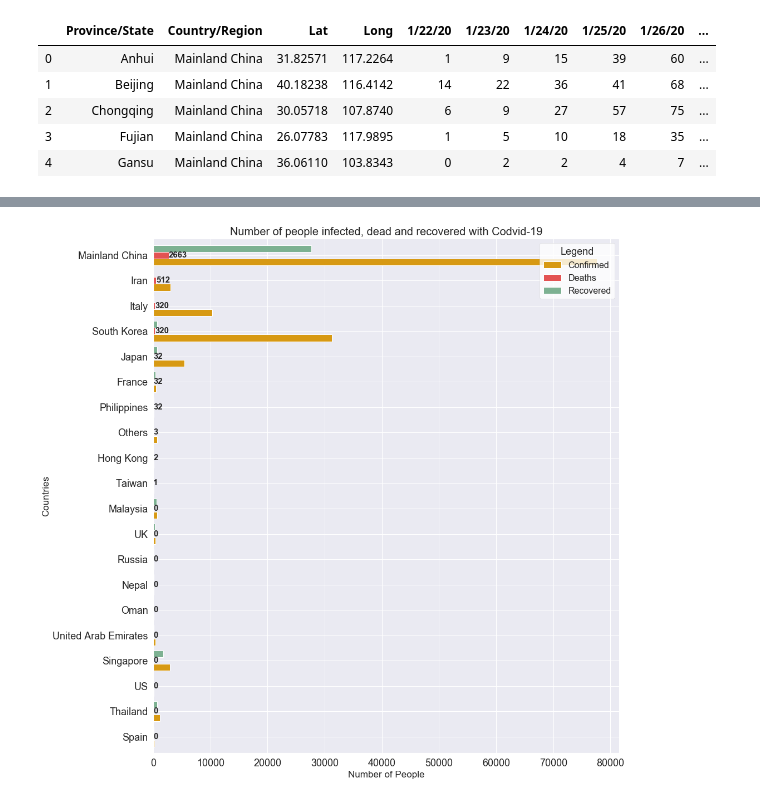
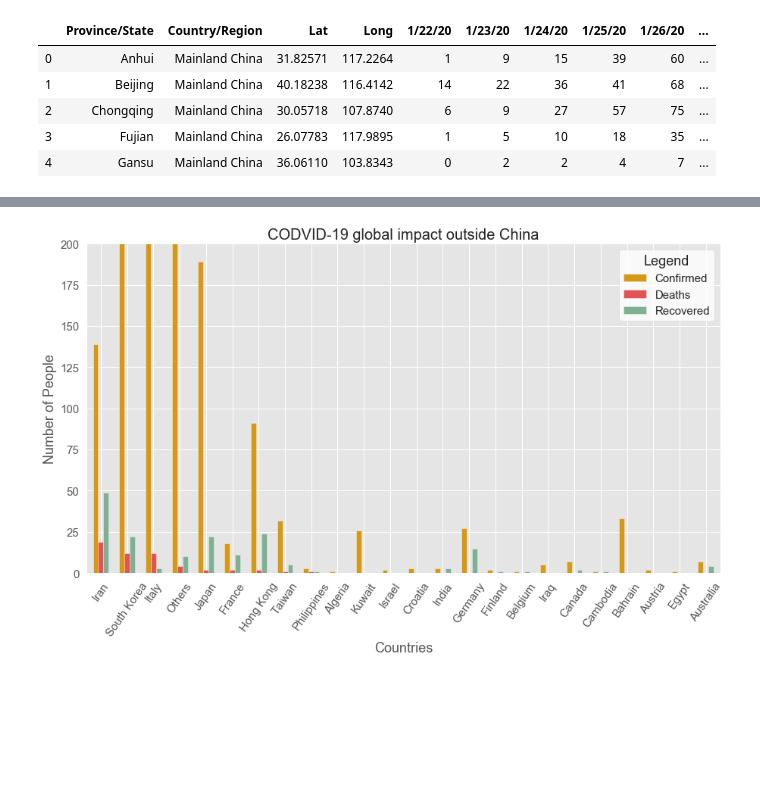
Before and after one commit to frankcardozo/Coronavirus_analysis, a Jupyter notebook: codvid19.ipynb, the cells around one changed output, grey strips where cells are left out. Saved outputs shown, nothing was run; the diff lists cells and outputs as text; code cells hidden in the pictures; blank space fills up the shorter version.

```diff
--- a/codvid19.ipynb
+++ b/codvid19.ipynb
@@ -55,6 +55,6 @@ Long               0
 2/25/20            0
 dtype: int64
 # %%
-ds1_filter = pd.DataFrame(ds1, columns=['Province/State','Lat','Long'])
+ds1_filter = pd.DataFrame(ds1, columns=['Country/Region','Lat','Long'])
 ds1_filter.head()
 # %% [output]
@@ -67,5 +67,5 @@ ds1_filter.head()
 # %%
-ds2 = ds.merge(ds1_filter, on='Province/State', how='outer')
+ds2 = ds.merge(ds1_filter, on='Country/Region', how='inner')
 ds2.head()
 # %% [output]
 |  | Province/State | Country/Region | Last Update | Confirmed | Deaths | Recovered | Lat | Long |
@@ -128,4 +112,6 @@ ds2.describe(include = 'all')
 # %%
-codvid_per_country = ds2.pivot_table(index=['Country/Region'], values = ['Confirmed', 'Deaths', 'Recovered'], aggfunc=np.sum)
+codvid_per_country = ds2.pivot_table(index=['Country/Region'], values = ['Province/State','Confirmed', 'Deaths', 'Recovered'],
+
+                                     aggfunc='max')
 codvid_per_country
 # %% [output]
@@ -150,5 +136,5 @@ codvid_per_country
 # %%
-codvid_per_country_top = codvid_per_country.sort_values(by='Deaths', ascending=False).nlargest(20, 'Deaths')
-
+codvid_per_country_top = codvid_per_country.sort_values(by='Deaths', ascending=False).nlargest(25, 'Deaths')
+codvid_per_country_top = codvid_per_country_top.iloc[1:]
 codvid_per_country_top
 # %% [output]
@@ -177,25 +195,17 @@ codvid_per_country_top['Deaths'].sum()
 # %%
-codvid_per_country_top.sort_values(by='Deaths').plot.barh(figsize = (15, 17), width=0.8, align='center', color = ['#D79913', '#E35353', '#7DB192'])
+codvid_per_country_top.sort_values(by=['Deaths'], ascending=False).plot.bar(figsize = (15, 8), width=0.6, align='center', color = ['#D79913', '#E35353', '#7DB192'])
 
-plt.ylabel('Countries', fontsize=17)
-plt.xlabel('Number of People', fontsize=17)
-plt.title('Number of people infected, dead and recovered with Codvid-19', fontsize=20)
+plt.ylabel('Number of People', fontsize=18)
+plt.ylim(0, 200)
+plt.xlabel('Countries', fontsize=18)
+plt.title('CODVID-19 global impact outside China', fontsize=20)
 plt.style.use('ggplot')
 
-plt.xticks(fontsize=18)
-plt.yticks(fontsize=18)
-plt.legend(fontsize=16, loc=1, facecolor = 'white', title = 'Legend', title_fontsize = 18)
+plt.xticks(fontsize=15, rotation=55)
+plt.yticks(fontsize=15)
+plt.legend(fontsize=15, loc=0, facecolor = 'white', title = 'Legend', title_fontsize = 18)
 
-#for i, v in enumerate(sorted(codvid_per_country_top['Confirmed'])):
- #   plt.text(v, i, str(round(v,1)), va='center', fontsize=15, fontweight='bold')
-
-for i, v in enumerate(sorted(codvid_per_country_top['Deaths'])):
-    plt.text(v, i, str(round(v,0)), va='center', fontsize=15, fontweight='bold')
-
-#for i, v in enumerate(sorted(codvid_per_country_top['Recovered'])):
- #   plt.text(v, i, str(round(v,1)), va='center', fontsize=15, fontweight='bold')
-
-plt.savefig('codvid_global.jpg', dpi=480)
+plt.savefig('codvid_global_matplotlib.jpg', dpi=480)
 plt.show()
 # %% [output]
-[figure, old version]
+[figure, new version]
```
Also changed, not shown: parts of 21 cells of this notebook, 8 other files.
